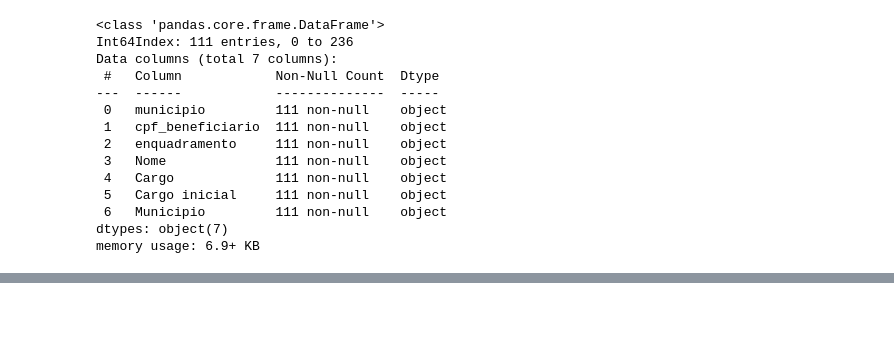
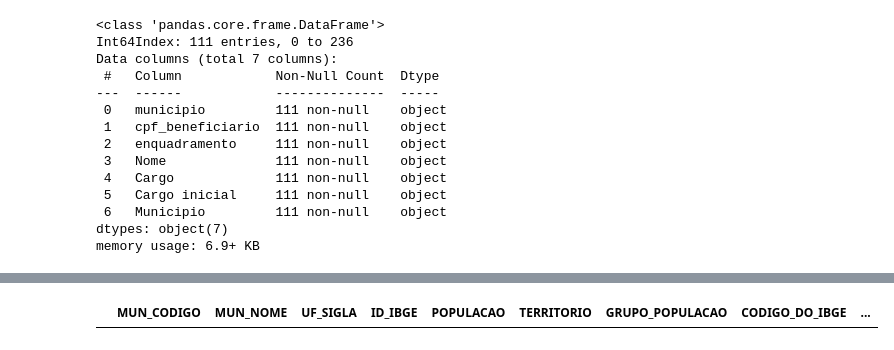
Before and after one commit to ledigofig/Auxilio-Emergencial, a Jupyter notebook: analise_municipios.ipynb, the cells around one changed output, grey strips where cells are left out. Cells and saved outputs as stored; diff of their text form; code cells hidden in the pictures; blank space fills up the shorter version.

```diff
--- a/analise_municipios.ipynb
+++ b/analise_municipios.ipynb
@@ -251,2 +335,8 @@ df_dados_ipea
+# %%
+df_municipios_com_id = df_municiopios_mt.merge(df_dados_ipea, on='CODIGO_DO_IBGE')
+# %%
+df_municipios_com_id
+# %% [output]
+|  | MUN_CODIGO | MUN_NOME | UF_SIGLA | ID_IBGE | POPULACAO | TERRITORIO | GRUPO_POPULACAO | CODIGO_DO_IBGE | ... |
 # %%
 df_ug_tce
```
Also changed, not shown: parts of 14 cells of this notebook, 2 other files.
